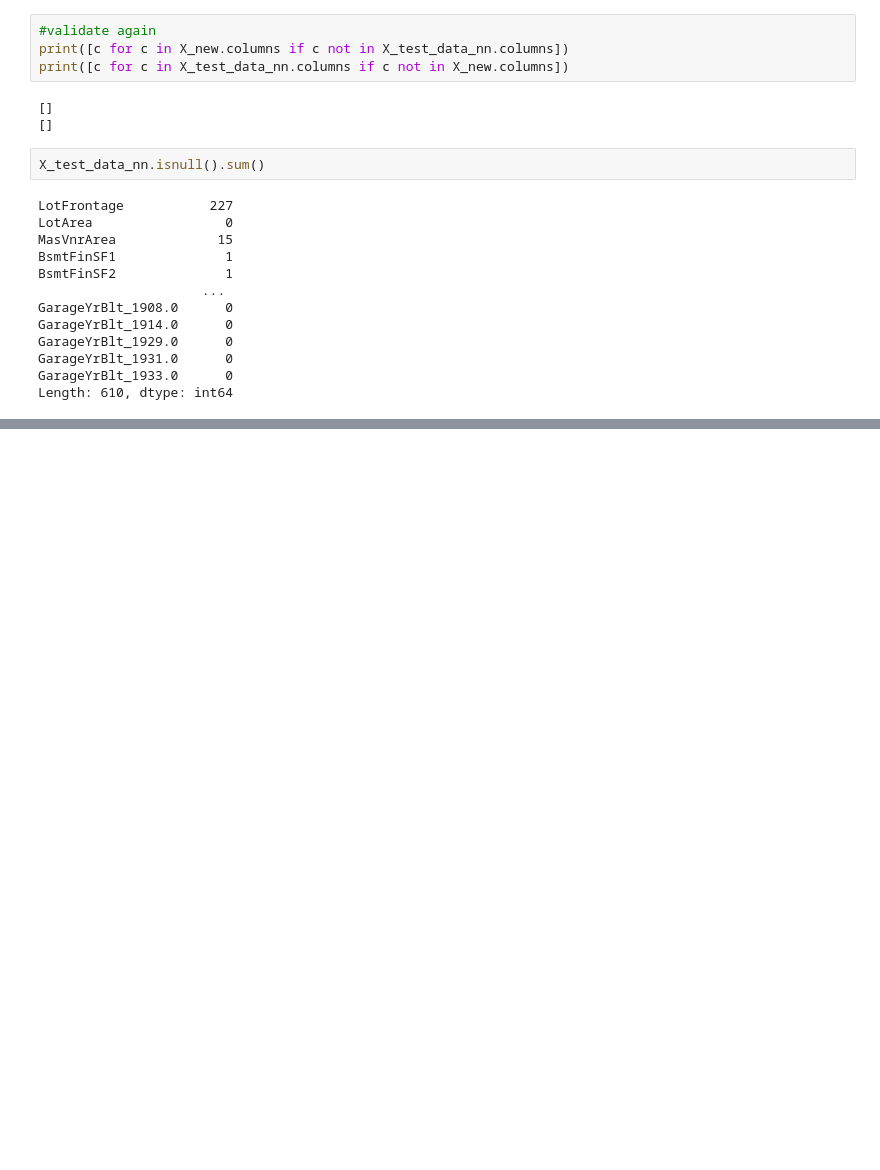
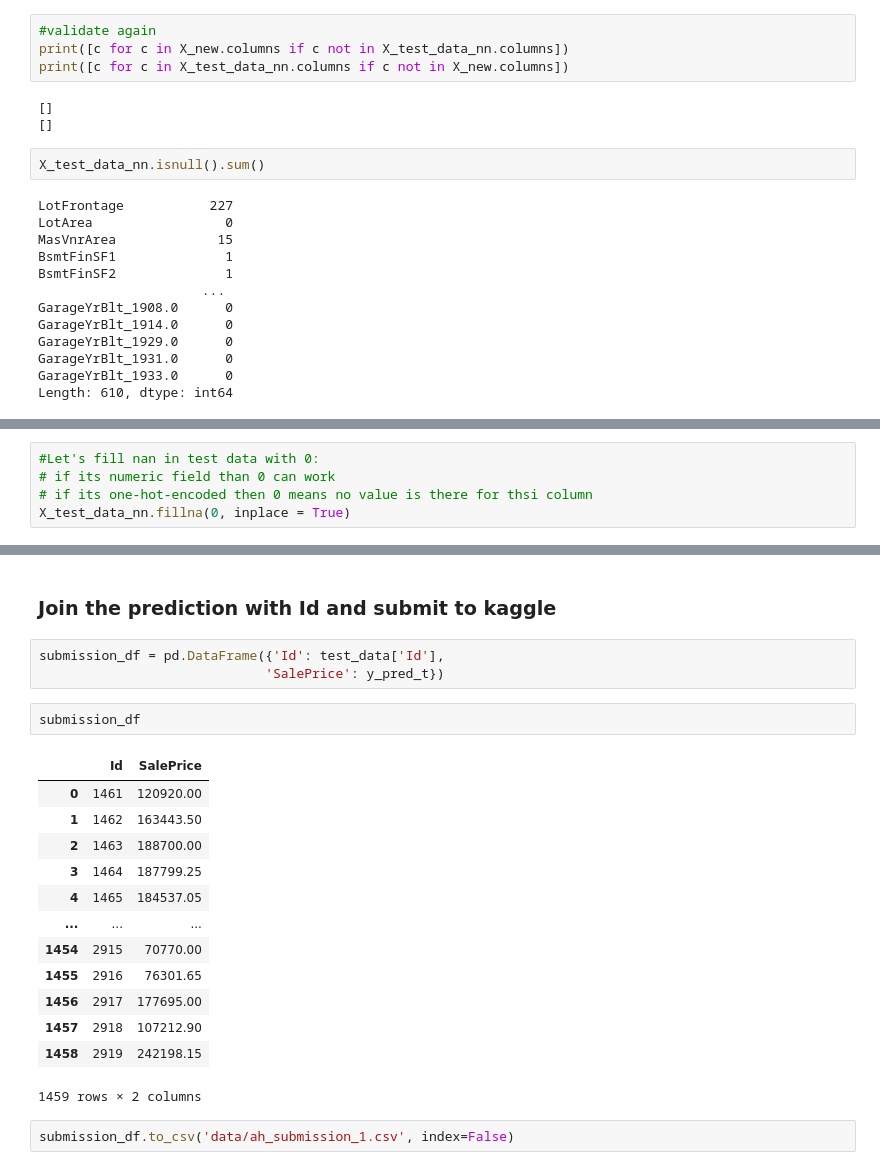
Before and after one commit to adeelahuma/applied_ds_ml_projects, a Jupyter notebook: house_prices/03_random_forest.ipynb, the cells around one changed output, grey strips where cells are left out. Saved outputs shown, nothing was run; the diff lists cells and outputs as text; blank space fills up the shorter version.

```diff
--- a/house_prices/03_random_forest.ipynb
+++ b/house_prices/03_random_forest.ipynb
@@ -311,0 +307,5 @@ X_test_data_nn[X_test_data_nn['LotFrontage'].isnull()]
+# %%
+#Let's fill nan in test data with 0:
+# if its numeric field than 0 can work
+# if its one-hot-encoded then 0 means no value is there for thsi column
+X_test_data_nn.fillna(0, inplace = True)
@@ -315,0 +322,23 @@ ValueError: Input contains NaN, infinity or a value too large for dtype('float32
+# %% [markdown]
+### Join the prediction with Id and submit to kaggle
+# %%
+submission_df = pd.DataFrame({'Id': test_data['Id'],
+                             'SalePrice': y_pred_t})
+# %%
+submission_df
+# %% [output]
+|  | Id | SalePrice |
+| 0 | 1461 | 120920.00 |
+| 1 | 1462 | 163443.50 |
+| 2 | 1463 | 188700.00 |
+| 3 | 1464 | 187799.25 |
+| 4 | 1465 | 184537.05 |
+| ... | ... | ... |
+| 1454 | 2915 | 70770.00 |
+| 1455 | 2916 | 76301.65 |
+| 1456 | 2917 | 177695.00 |
+| 1457 | 2918 | 107212.90 |
+| 1458 | 2919 | 242198.15 |
+1459 rows × 2 columns
+# %%
+submission_df.to_csv('data/ah_submission_1.csv', index=False)
```
Also changed, not shown: parts of 4 cells of this notebook, 3 other files.
